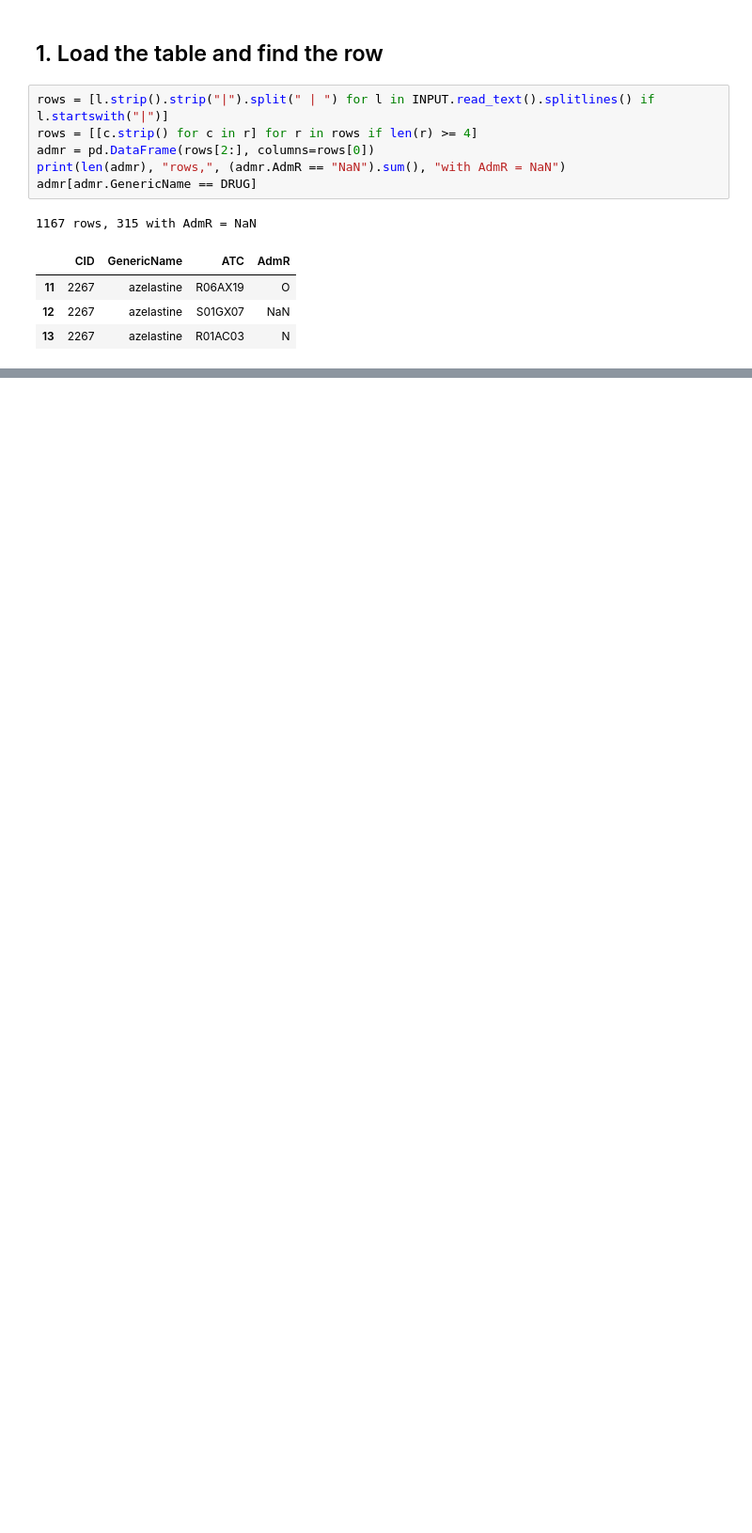
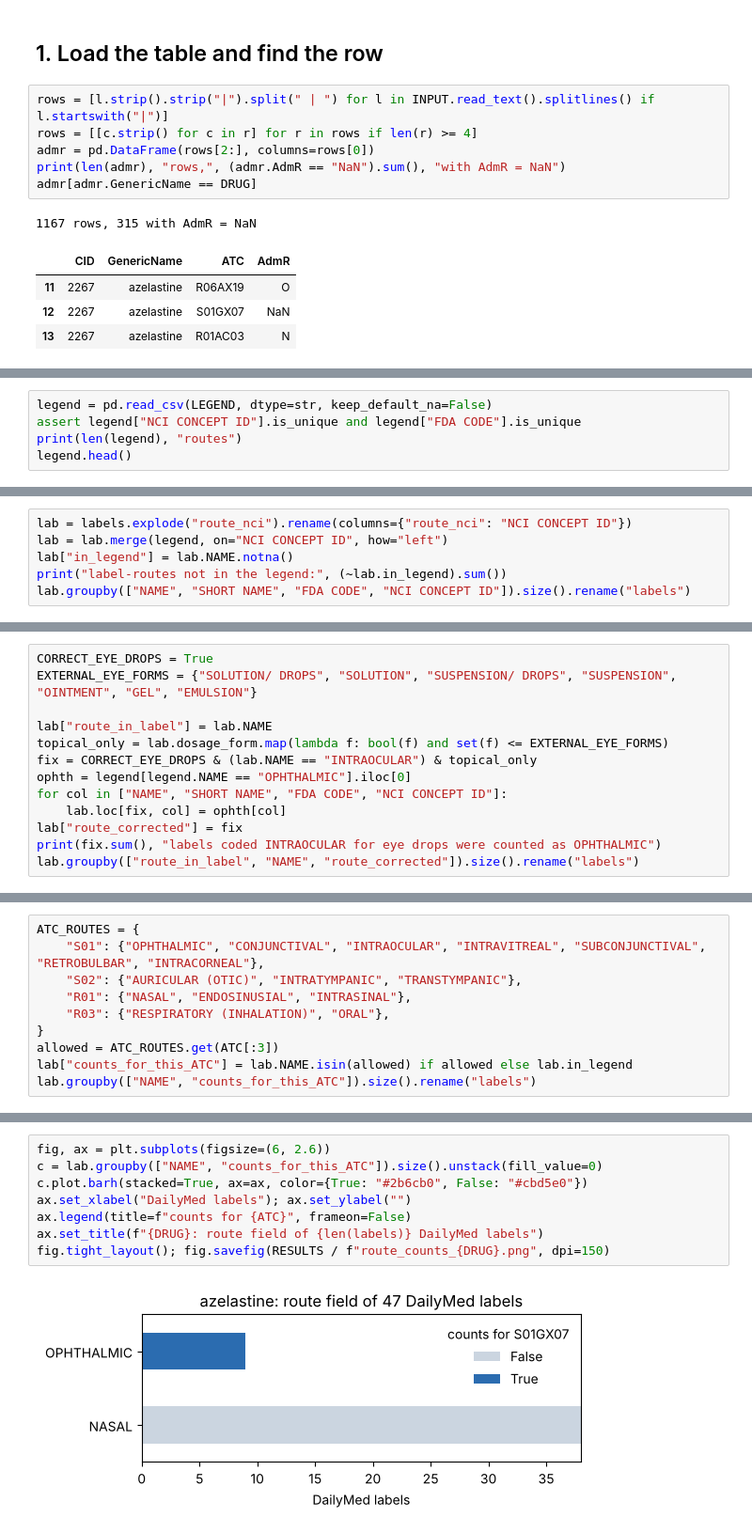
Before and after one commit to DhruvMenon2003/drug-toxicity-qsar-prediction, a Jupyter notebook: curation/admr_fill_one_drug.ipynb, the cells around one changed output, grey strips where cells are left out. Shown at 94% size. Drawn from its saved outputs; the diff is of its cells as text; blank space fills up the shorter version.

```diff
--- a/curation/admr_fill_one_drug.ipynb
+++ b/curation/admr_fill_one_drug.ipynb
@@ -222,0 +57,5 @@ out
+# %%
+legend = pd.read_csv(LEGEND, dtype=str, keep_default_na=False)
+assert legend["NCI CONCEPT ID"].is_unique and legend["FDA CODE"].is_unique
+print(len(legend), "routes")
+legend.head()
@@ -222,0 +154,6 @@ out
+# %%
+lab = labels.explode("route_nci").rename(columns={"route_nci": "NCI CONCEPT ID"})
+lab = lab.merge(legend, on="NCI CONCEPT ID", how="left")
+lab["in_legend"] = lab.NAME.notna()
+print("label-routes not in the legend:", (~lab.in_legend).sum())
+lab.groupby(["NAME", "SHORT NAME", "FDA CODE", "NCI CONCEPT ID"]).size().rename("labels")
@@ -222,0 +173,13 @@ out
+# %%
+CORRECT_EYE_DROPS = True
+EXTERNAL_EYE_FORMS = {"SOLUTION/ DROPS", "SOLUTION", "SUSPENSION/ DROPS", "SUSPENSION", "OINTMENT", "GEL", "EMULSION"}
+
+lab["route_in_label"] = lab.NAME
+topical_only = lab.dosage_form.map(lambda f: bool(f) and set(f) <= EXTERNAL_EYE_FORMS)
+fix = CORRECT_EYE_DROPS & (lab.NAME == "INTRAOCULAR") & topical_only
+ophth = legend[legend.NAME == "OPHTHALMIC"].iloc[0]
+for col in ["NAME", "SHORT NAME", "FDA CODE", "NCI CONCEPT ID"]:
+    lab.loc[fix, col] = ophth[col]
+lab["route_corrected"] = fix
+print(fix.sum(), "labels coded INTRAOCULAR for eye drops were counted as OPHTHALMIC")
+lab.groupby(["route_in_label", "NAME", "route_corrected"]).size().rename("labels")
@@ -222,0 +199,10 @@ out
+# %%
+ATC_ROUTES = {
+    "S01": {"OPHTHALMIC", "CONJUNCTIVAL", "INTRAOCULAR", "INTRAVITREAL", "SUBCONJUNCTIVAL", "RETROBULBAR", "INTRACORNEAL"},
+    "S02": {"AURICULAR (OTIC)", "INTRATYMPANIC", "TRANSTYMPANIC"},
+    "R01": {"NASAL", "ENDOSINUSIAL", "INTRASINAL"},
+    "R03": {"RESPIRATORY (INHALATION)", "ORAL"},
+}
+allowed = ATC_ROUTES.get(ATC[:3])
+lab["counts_for_this_ATC"] = lab.NAME.isin(allowed) if allowed else lab.in_legend
+lab.groupby(["NAME", "counts_for_this_ATC"]).size().rename("labels")
@@ -222,0 +225,10 @@ out
+# %%
+fig, ax = plt.subplots(figsize=(6, 2.6))
+c = lab.groupby(["NAME", "counts_for_this_ATC"]).size().unstack(fill_value=0)
+c.plot.barh(stacked=True, ax=ax, color={True: "#2b6cb0", False: "#cbd5e0"})
+ax.set_xlabel("DailyMed labels"); ax.set_ylabel("")
+ax.legend(title=f"counts for {ATC}", frameon=False)
+ax.set_title(f"{DRUG}: route field of {len(labels)} DailyMed labels")
+fig.tight_layout(); fig.savefig(RESULTS / f"route_counts_{DRUG}.png", dpi=150)
+# %% [output]
+[figure, added]
```
Also changed, not shown: parts of 38 cells of this notebook, 59 other files.
